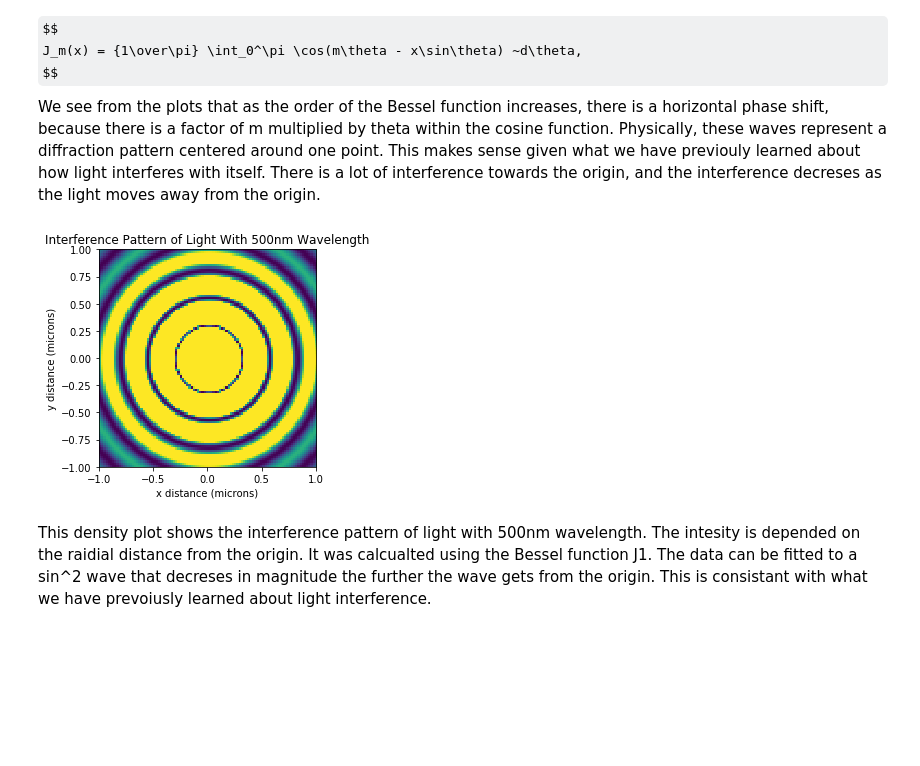
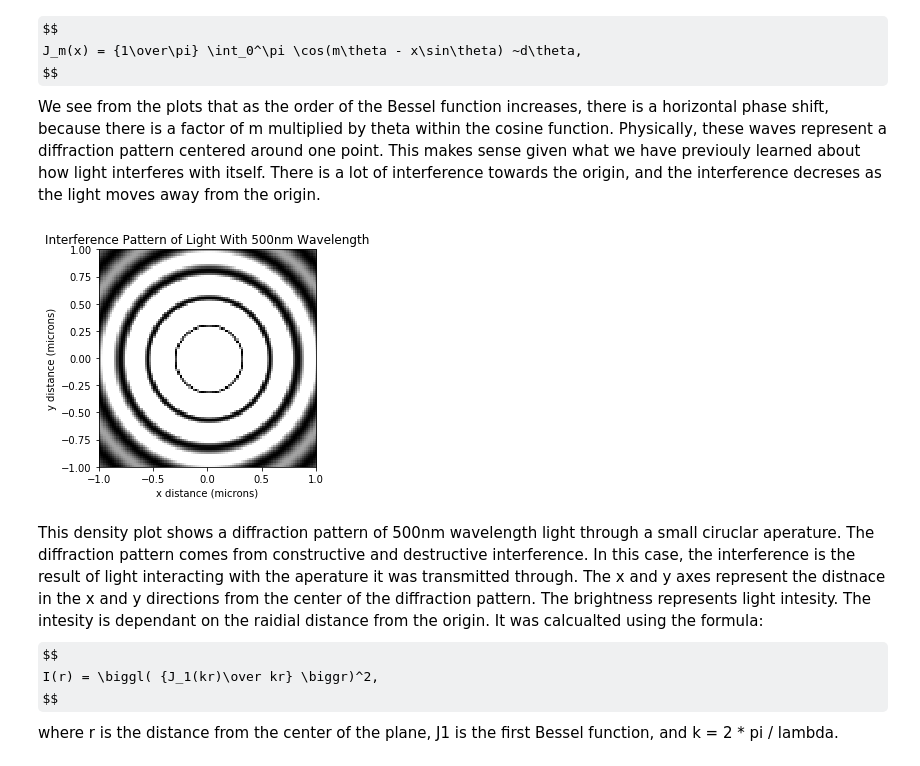
Before and after one commit to aMartin6/Labs, a Jupyter notebook: Lab4/Lab4.ipynb, the cells around one changed output. Cells and saved outputs as stored; diff of their text form; code cells hidden in the pictures; some formulas as TeX source; blank space fills up the shorter version.

```diff
--- a/Lab4/Lab4.ipynb
+++ b/Lab4/Lab4.ipynb
@@ -490,33 +490,39 @@ We see from the plots that as the order of the Bessel function increases, there
 # %%
 #I've given you some dimensions to get you started,
 # code up the diffraction pattern from here
 
 #########
 #Part 2 - plotting the diffraction pattern
 #########
+
 lambda1 = 500e-9          #500 nm
 k = 2.0*math.pi/lambda1
 x_max=1e-6                #1 micron - make this the the approximate scale of your problem
-N = 100
 
 size = 50                 # Sets number of points to be evaluated
 pattern = np.empty([size*2, size*2], float) # Creates empty array of desired size
+
 for i in range(size*2):
     for l in range(size*2):
         x = ((i-size) * x_max)/size  # Calculates x, y, and r distances in microns based on position in array
         y = ((l-size) * x_max)/size
         radius = np.sqrt(x**2 + y**2)
+
         if radius > (0.01 * x_max):  # Avoids dividing by zero
             pattern[i,l] = (J(1,k*radius)/(k*radius))**2 # Calculates the inedisty at a given point
         else:
             pattern[i,l] = 1/4
 
 plt.imshow(pattern, vmax = 0.01, extent = [-1,1,-1,1])
 plt.title("Interference Pattern of Light With 500nm Wavelength")
 plt.xlabel("x distance (microns)")
 plt.ylabel("y distance (microns)")
-plt.show()
+plt.gray()
 # %% [output]
-[figure, old version]
+[figure, new version]
-# %% [markdown]
-This density plot shows the interference pattern of light with 500nm wavelength. The intesity is depended on the raidial distance from the origin. It was calcualted using the Bessel function J1. The data can be fitted to a sin^2 wave that decreses in magnitude the further the wave gets from the origin. This is consistant with what we have prevoiusly learned about light interference.
+# %% [markdown]
+This density plot shows a diffraction pattern of 500nm wavelength light through a small ciruclar aperature. The diffraction pattern comes from constructive and destructive interference. In this case, the interference is the result of light interacting with the aperature it was transmitted through. The x and y axes represent the distnace in the x and y directions from the center of the diffraction pattern. The brightness represents light intesity. The intesity is dependant on the raidial distance from the origin. It was calcualted using the formula:
+$$
+I(r) = \biggl( {J_1(kr)\over kr} \biggr)^2,
+$$
+where r is the distance from the center of the plane, J1 is the first Bessel function, and k = 2 * pi / lambda.
```
Also changed, not shown: parts of 1 cell of this notebook.
